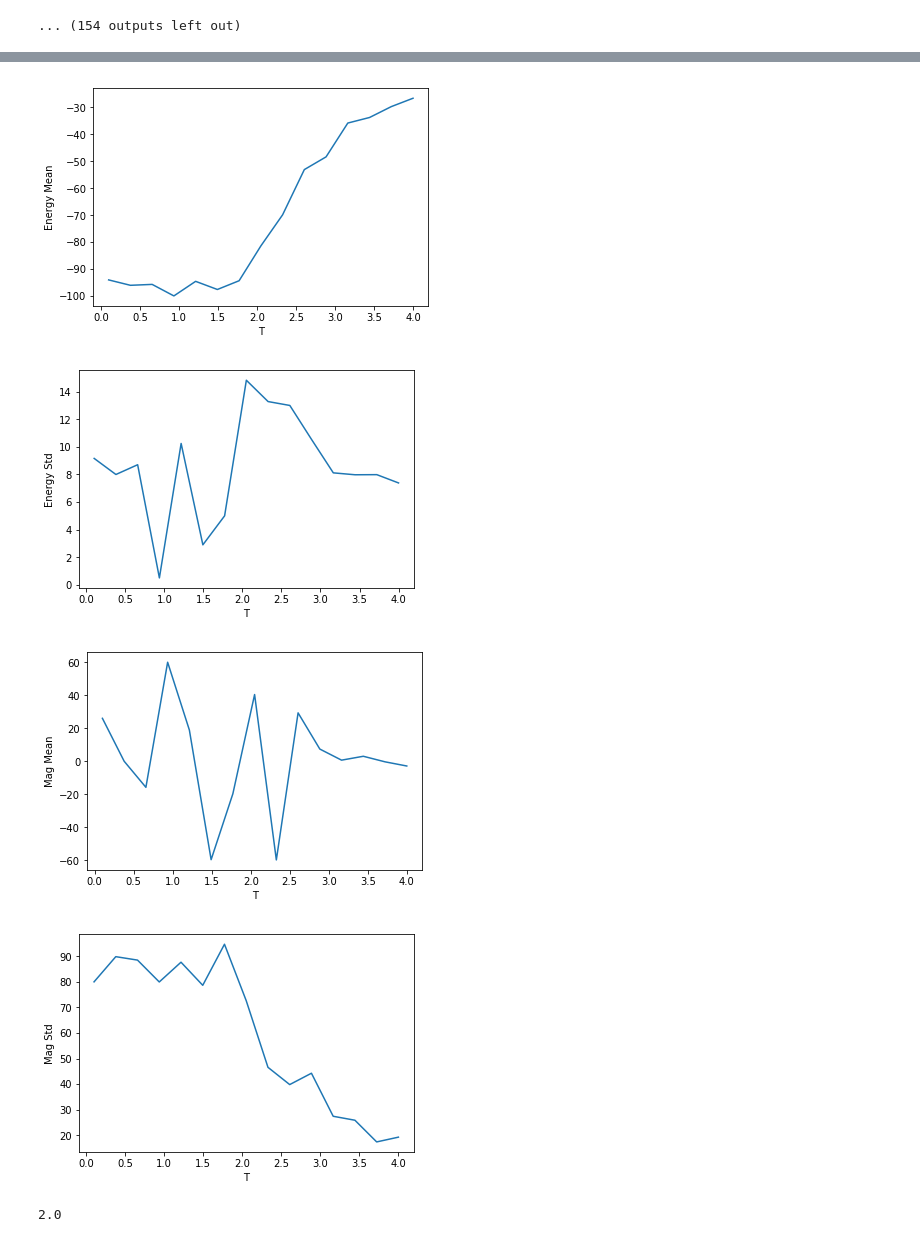
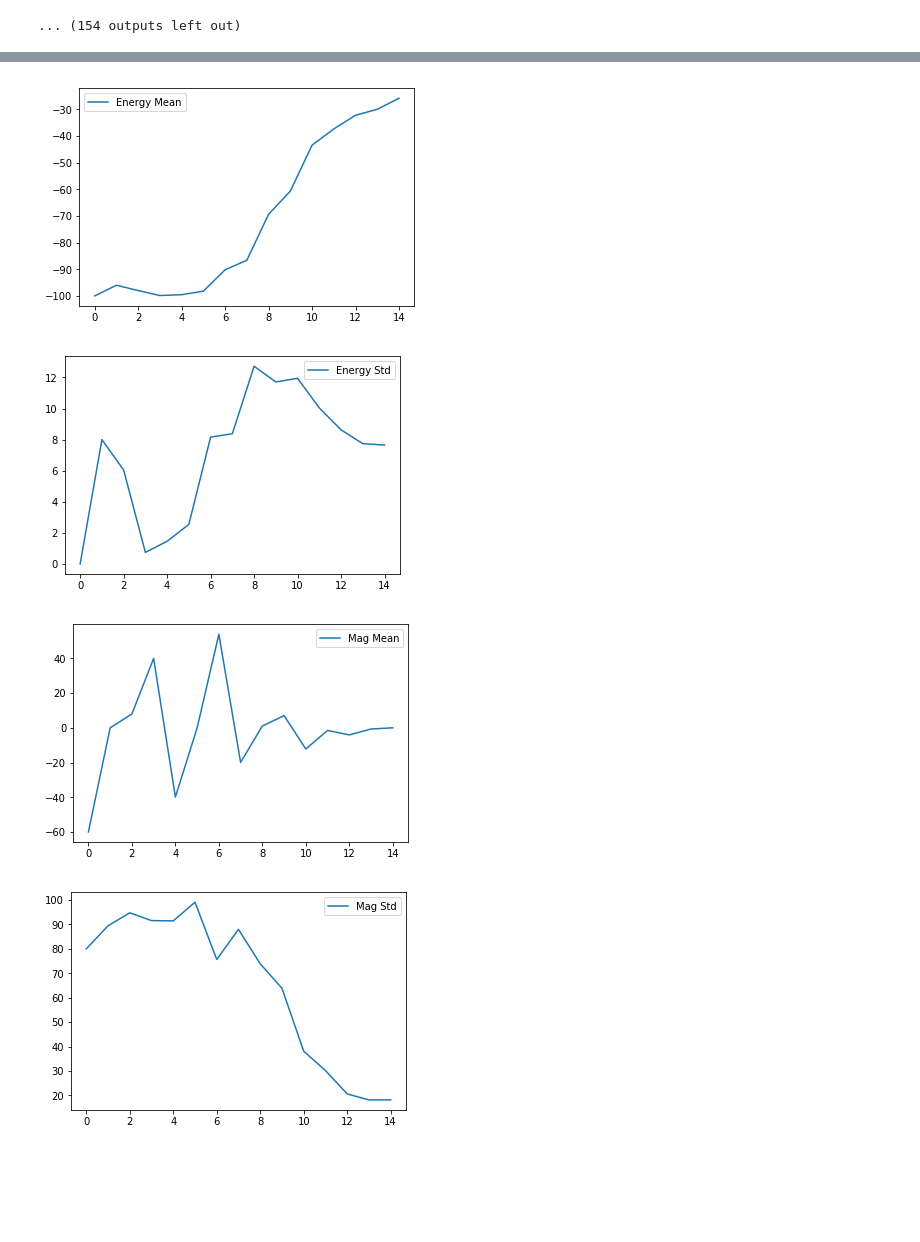
Before and after one commit to drozzy/ising-simulation, a Jupyter notebook: main.ipynb, the cells around one changed output, grey strips where cells are left out. Saved outputs shown, nothing was run; the diff lists cells and outputs as text; code cells hidden in the pictures; blank space fills up the shorter version.

```diff
--- a/main.ipynb
+++ b/main.ipynb
@@ -124,0 +134,9 @@ mag_stds      = [s.mag_std     for s in samples]
+# %%
+import pandas as pd
+import os
+fname = 'data.df'
+data = pd.read_pickle(fname)
+print(data)
+# Convert for better shape for plotting
+long_data = data.reset_index().melt('index', var_name='Metric', value_name='Value')
+print(long_data)
@@ -125,29 +161,17 @@ mag_stds      = [s.mag_std     for s in samples]
 # %%
-plt.plot(temps, energy_avgs)
-plt.ylabel('Energy Mean')
-plt.xlabel('T')
+%matplotlib inline
+import matplotlib.pyplot as plt
+
+data.plot(y='Energy Mean')
 plt.show()
-
-plt.plot(temps, energy_stds)
-plt.ylabel('Energy Std')
-plt.xlabel('T')
+data.plot(y='Energy Std')
 plt.show()
-
-plt.plot(temps, mag_avgs)
-plt.xlabel('T')
-plt.ylabel('Mag Mean')
+data.plot(y='Mag Mean')
 plt.show()
-
-plt.plot(temps, mag_stds)
-plt.ylabel('Mag Std')
-plt.xlabel('T')
+data.plot(y='Mag Std')
 plt.show()
 # %% [output]
-[figure, old version]
+[figure, new version]
-[figure, old version]
+[figure, new version]
-[figure, old version]
+[figure, new version]
-[figure, old version]
+[figure, new version]
-# %%
-np.mean([1,2,3])
-# %% [output]
-2.0
```
Also changed, not shown: parts of 6 cells of this notebook, 1 other file.
